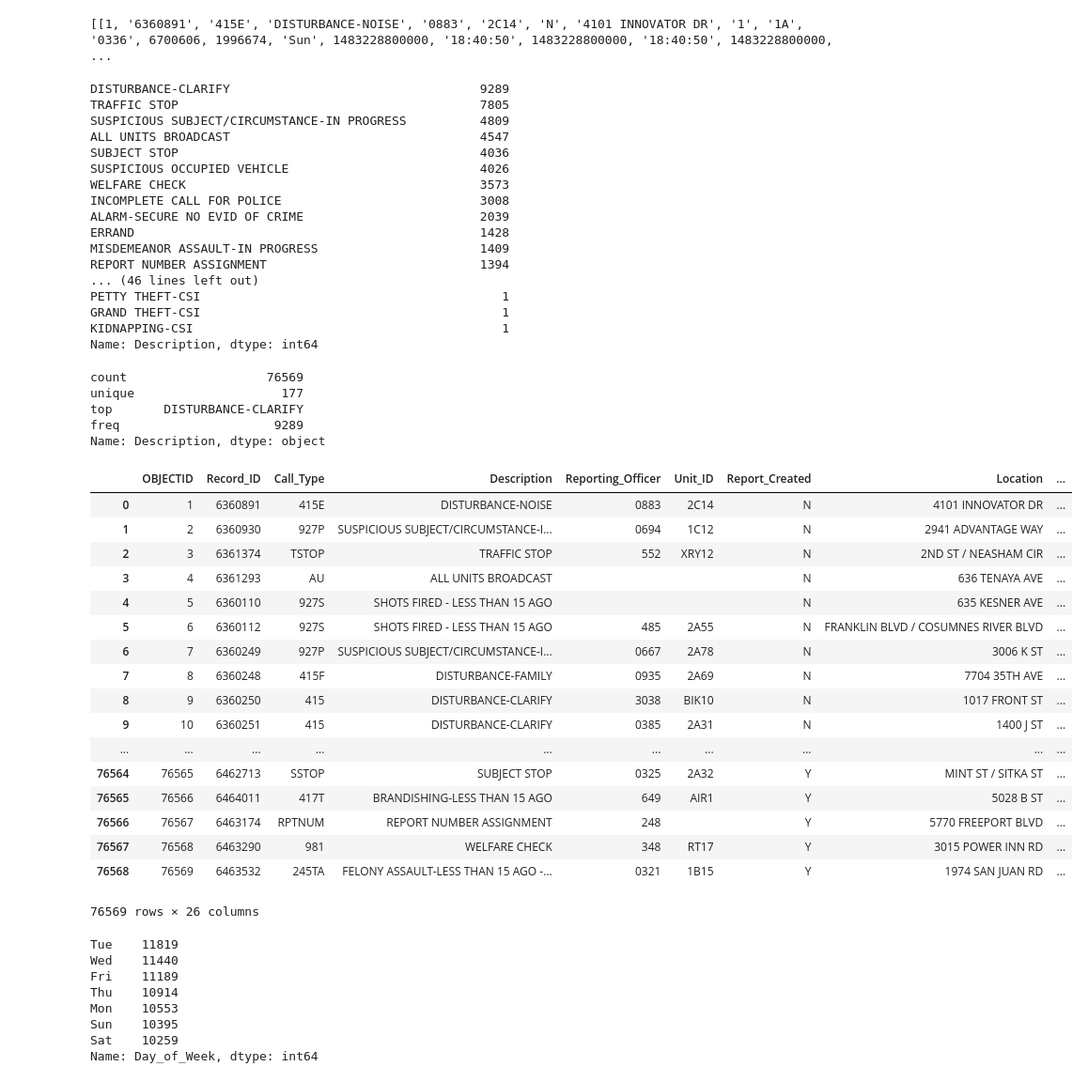
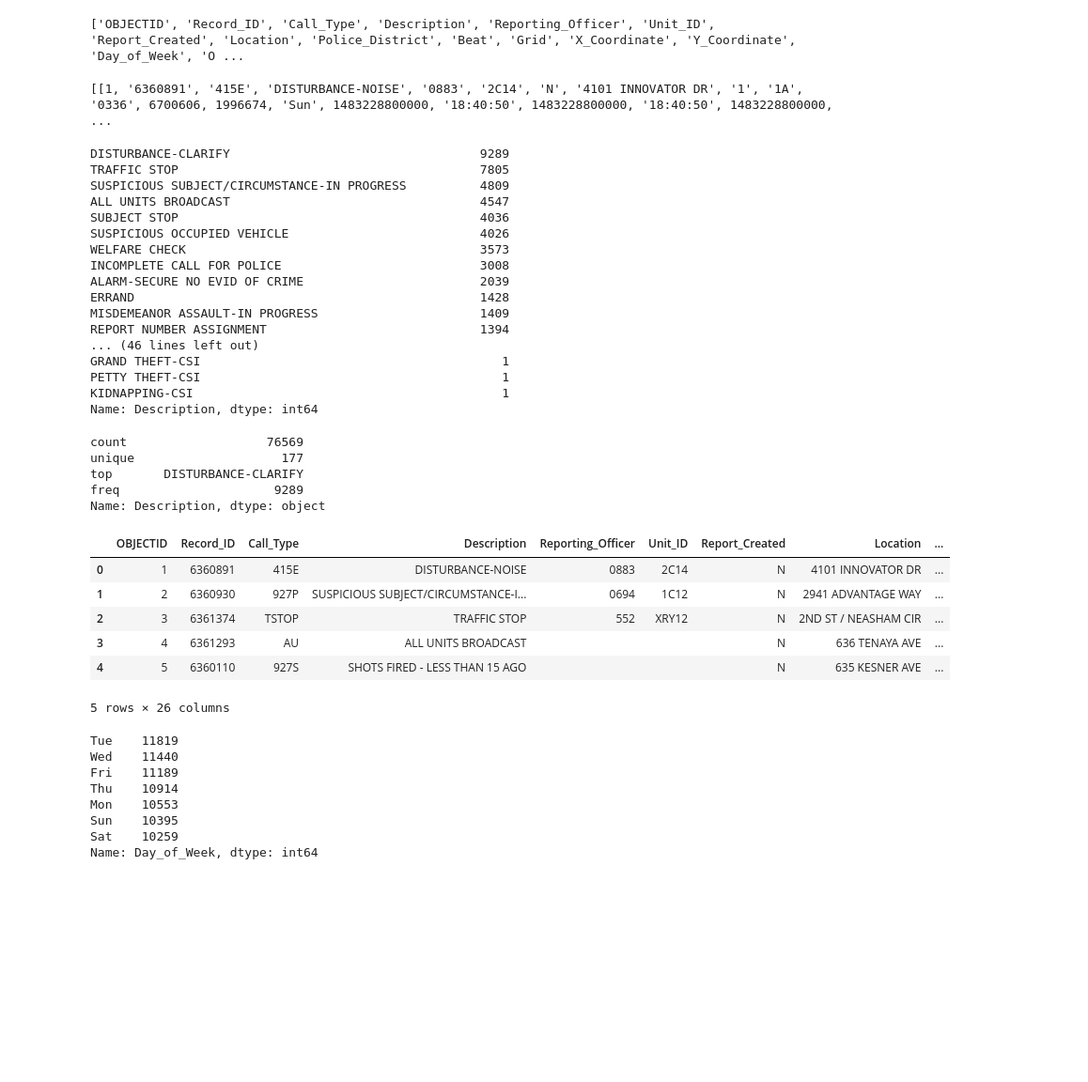
Before and after one commit to daraobeirne/opendata, a Jupyter notebook: OpenDataExample.ipynb, the cells around one changed output. Shown at 94% size. Cells and saved outputs as stored; diff of their text form; code cells hidden in the pictures; blank space fills up the shorter version.

```diff
--- a/OpenDataExample.ipynb
+++ b/OpenDataExample.ipynb
@@ -31,6 +1,49 @@ print(columns)
+# %%
+import requests
+import matplotlib.pyplot as py_plot
+#import numpy as np
+import pandas as pd
+from IPython.display import display, HTML
+from pyproj import Proj, transform
+import folium
+from folium import plugins
+import math
+
+#url from api explorer tab in open data platform
+api_url = 'https://services5.arcgis.com/54falWtcpty3V47Z/arcgis/rest/services/cad_calls_year3/FeatureServer/0/query?where=1%3D1&outFields=*&outSR=4326&f=json'
+
+#function to return a list of column headers and rows of data from the json api call
+def opendata_api(api_call):
+    n = 0
+    all_data = []
+    call_count = requests.get(api_call,"&returnCountOnly=true").json()
+    count = call_count['count']
+    loop_count = math.ceil(count/1000)
+
+    for x in range(loop_count):
+        call_json = requests.get(api_call,'&resultOffset='+str(n)).json()
+
+        calls_feats = call_json["features"]
+        for line in calls_feats:
+            all_data.append(line['attributes'])
+        n+=1000
+
+    #return the keys of the first dictionary get column names
+    fields = list(all_data[0].keys())
+
+    #a list comprehension to populate a list of attributes into the list we are building called rows
+    rows = [list(item.values()) for item in all_data]
+    return rows,fields
+
+columns = opendata_api(api_url)[1]
+data = opendata_api(api_url)[0]
+
+print(columns)
+# %% [output]
+['OBJECTID', 'Record_ID', 'Call_Type', 'Description', 'Reporting_Officer', 'Unit_ID', 'Report_Created', 'Location', 'Police_District', 'Beat', 'Grid', 'X_Coordinate', 'Y_Coordinate', 'Day_of_Week', 'O ...
 # %%
 #a list comprehension to populate a list of attributes into the list we are building called data
-data = [list(row['attributes'].values()) for row in listOfDicts]
+#data = [list(row['attributes'].values()) for row in listOfDicts]
 
 print(data[0:5])
 # %% [output]
@@ -40,7 +53,7 @@ print(data[0:5])
 calls = pd.DataFrame.from_records(data, columns=columns)
 
 #returns the counts for each unique value in the "Description" field
-calls['Description'].value_counts()
+display(calls['Description'].value_counts())
 # %% [output]
 DISTURBANCE-CLARIFY                                  9289
 TRAFFIC STOP                                         7805
@@ -55,8 +68,8 @@ ERRAND                                               1428
 MISDEMEANOR ASSAULT-IN PROGRESS                      1409
 REPORT NUMBER ASSIGNMENT                             1394
 ... (46 lines left out)
+GRAND THEFT-CSI                                         1
 PETTY THEFT-CSI                                         1
-GRAND THEFT-CSI                                         1
 KIDNAPPING-CSI                                          1
 Name: Description, dtype: int64
 # %%
@@ -70,26 +83,15 @@ freq                     9289
 Name: Description, dtype: object
 # %%
 #using the display() function to view calls dataframe as a table
-display(calls)
+display(calls[0:5])
 # %% [output]
 |  | OBJECTID | Record_ID | Call_Type | Description | Reporting_Officer | Unit_ID | Report_Created | Location | ... |
 | 0 | 1 | 6360891 | 415E | DISTURBANCE-NOISE | 0883 | 2C14 | N | 4101 INNOVATOR DR | ... |
 | 1 | 2 | 6360930 | 927P | SUSPICIOUS SUBJECT/CIRCUMSTANCE-I... | 0694 | 1C12 | N | 2941 ADVANTAGE WAY | ... |
 | 2 | 3 | 6361374 | TSTOP | TRAFFIC STOP | 552 | XRY12 | N | 2ND ST / NEASHAM CIR | ... |
 | 3 | 4 | 6361293 | AU | ALL UNITS BROADCAST |  |  | N | 636 TENAYA AVE | ... |
 | 4 | 5 | 6360110 | 927S | SHOTS FIRED - LESS THAN 15 AGO |  |  | N | 635 KESNER AVE | ... |
-| 5 | 6 | 6360112 | 927S | SHOTS FIRED - LESS THAN 15 AGO | 485 | 2A55 | N | FRANKLIN BLVD / COSUMNES RIVER BLVD | ... |
-| 6 | 7 | 6360249 | 927P | SUSPICIOUS SUBJECT/CIRCUMSTANCE-I... | 0667 | 2A78 | N | 3006 K ST | ... |
-| 7 | 8 | 6360248 | 415F | DISTURBANCE-FAMILY | 0935 | 2A69 | N | 7704 35TH AVE | ... |
-| 8 | 9 | 6360250 | 415 | DISTURBANCE-CLARIFY | 3038 | BIK10 | N | 1017 FRONT ST | ... |
-| 9 | 10 | 6360251 | 415 | DISTURBANCE-CLARIFY | 0385 | 2A31 | N | 1400 J ST | ... |
-| ... | ... | ... | ... | ... | ... | ... | ... | ... | ... |
-| 76564 | 76565 | 6462713 | SSTOP | SUBJECT STOP | 0325 | 2A32 | Y | MINT ST / SITKA ST | ... |
-| 76565 | 76566 | 6464011 | 417T | BRANDISHING-LESS THAN 15 AGO | 649 | AIR1 | Y | 5028 B ST | ... |
-| 76566 | 76567 | 6463174 | RPTNUM | REPORT NUMBER ASSIGNMENT | 248 |  | Y | 5770 FREEPORT BLVD | ... |
-| 76567 | 76568 | 6463290 | 981 | WELFARE CHECK | 348 | RT17 | Y | 3015 POWER INN RD | ... |
-| 76568 | 76569 | 6463532 | 245TA | FELONY ASSAULT-LESS THAN 15 AGO -... | 0321 | 1B15 | Y | 1974 SAN JUAN RD | ... |
-76569 rows × 26 columns
+5 rows × 26 columns
 # %%
 #count of incidents by day of week
 calls['Day_of_Week'].value_counts()
```
Also changed, not shown: parts of 5 cells of this notebook, 3 other files.
